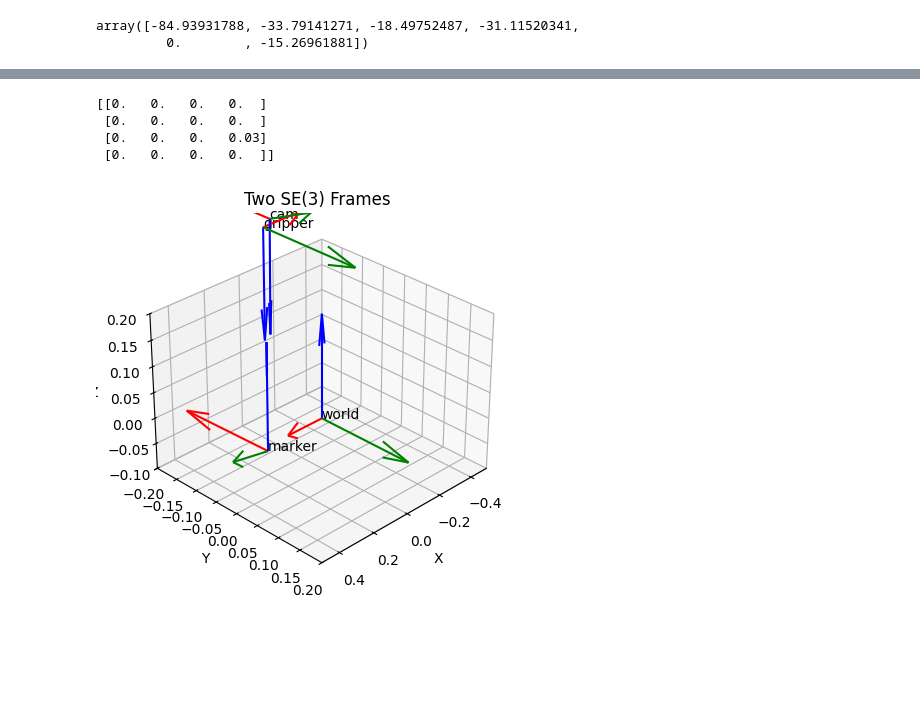
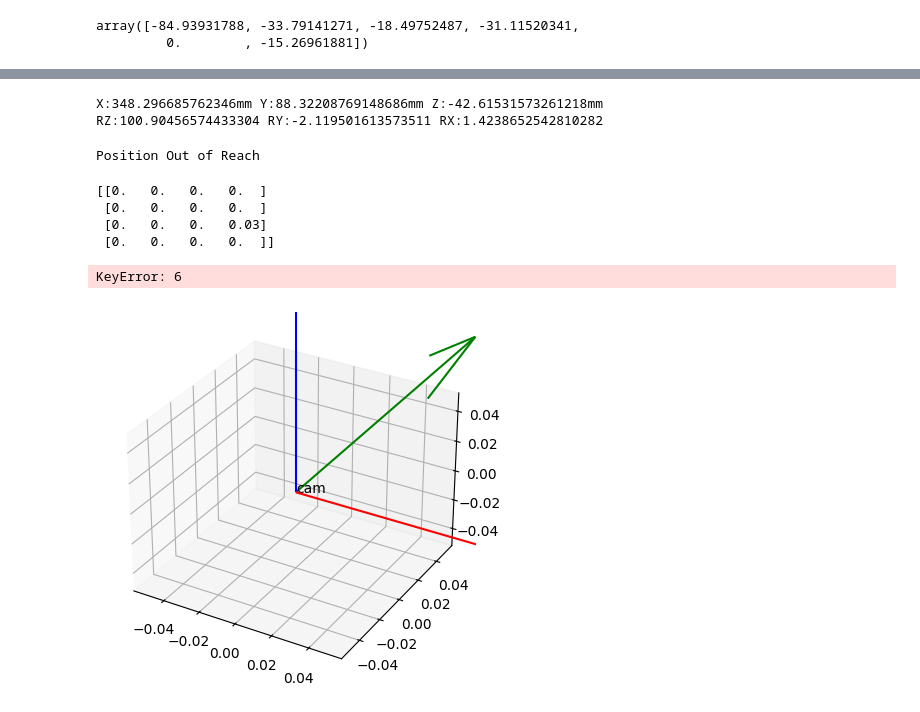
Before and after one commit to richardtanai/robot_pick_n_place, a Jupyter notebook: robot_move/move.ipynb, the cells around one changed output, grey strips where cells are left out. Drawn from its saved outputs; the diff is of its cells as text; code cells hidden in the pictures; blank space fills up the shorter version.

```diff
--- a/robot_move/move.ipynb
+++ b/robot_move/move.ipynb
@@ -77,3 +63,0 @@ print(temp)
-# %%
-ax = xyz_zyx_to_se3(0,0,0, 12, 10, 5)
-ax
@@ -718,2 +597,13 @@ RZ:-89.99553337076935 RY:-2.027571682953184 RX:7.064532523035347
+# %%
+## MOVE ROBOT TO MARKER
+x, y, z, Rz, Ry, Rx = se3_to_xyz_rzyx_mm(marker2world)
+print(f"X:{x}mm Y:{y}mm Z:{z}mm\nRZ:{Rz} RY:{Ry} RX:{Rx}")
+# %% [output]
+X:348.296685762346mm Y:88.32208769148686mm Z:-42.61531573261218mm
+RZ:100.90456574433304 RY:-2.119501613573511 RX:1.4238652542810282
 # %%
-robot.move_j(x, y, z+50, 0, 180, 0)
+## RESET POSITION
+## EE is 80mm
+robot.move_j(x, y, z+ 80, 0, 180, 0)
+# %% [output]
+Position Out of Reach
@@ -729,30 +621,28 @@ print(offset)
 # %%
 robot.move_j_T_tool(marker2world + offset)
 # %%
+## The aruco marker if flipped 180 deg
+
 fig = plt.figure()
 ax = fig.add_subplot(111, projection='3d')
 
 # Plot both frames
 T_world = np.eye(4,4)
 
-plot_SE3(T_world, ax=ax, length=0.2, label='world')
-# plot_SE3(cam2gripper, ax=ax, length=0.2, label='cam')
-# plot_SE3(res[0]['T'], ax=ax, length=0.2, label='marker')
+plot_SE3(T_world, ax=ax, length=0.2, label='cam')
+plot_SE3(res[6]['T'], ax=ax, length=0.2, label='aruco')
 
-plot_SE3(cam2world, ax=ax, length=0.2, label='cam')
-# plot_SE3(cam2world, ax=ax, length=0.2, label='arm_cam')
-plot_SE3(gripper2world, ax=ax, length=0.2, label='gripper')
-plot_SE3(marker2world, ax=ax, length=0.2, label='marker')
 
 # Configure axes
-ax.set_xlim([-0.5,0.5])
-ax.set_ylim([-0.2,0.2])
-ax.set_zlim([-0.1,0.2])
+ax.set_xlim([-0.1,0.6])
+ax.set_ylim([-0.1,0.1])
+ax.set_zlim([-0.1,0.6])
 ax.set_xlabel('X')
 ax.set_ylabel('Y')
 ax.set_zlabel('Z')
 ax.set_title('Two SE(3) Frames')
 ax.view_init(elev=30, azim=45)
 plt.show()
 # %% [output]
+KeyError: 6
-[figure, old version]
+[figure, new version]
```
Also changed, not shown: parts of 118 cells of this notebook, 5 other files.
